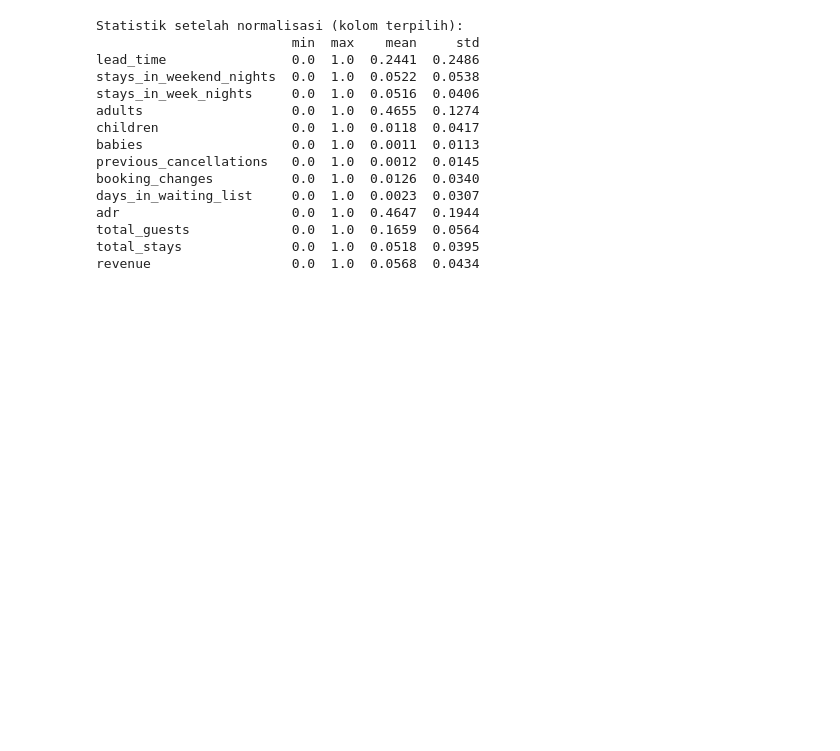
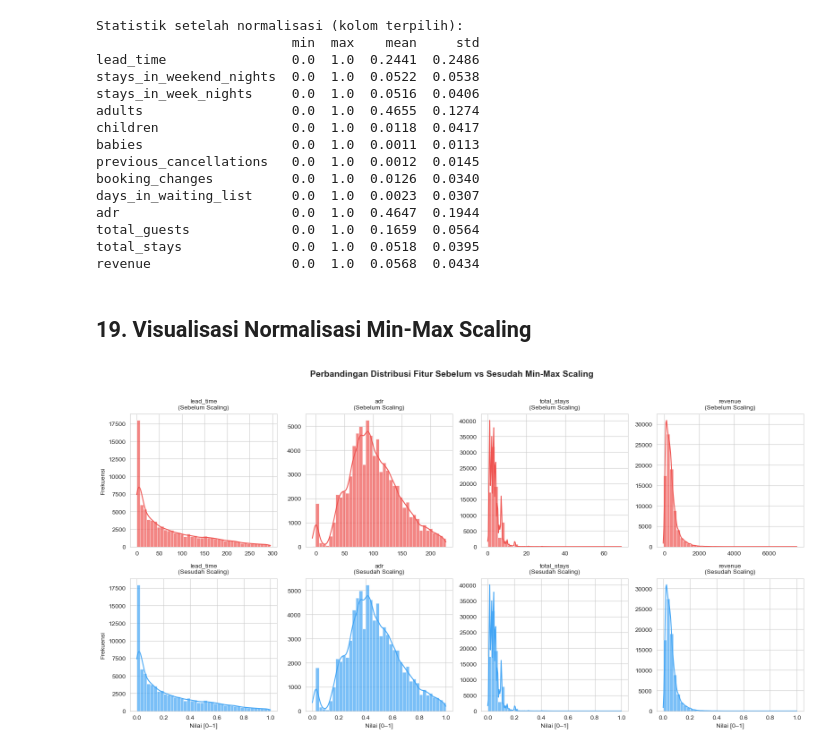
Before and after one commit to MuhammadShidqiHanifUSK/A_Project_VisDat_Klp1, a Jupyter notebook: notebooks/preprocessing.ipynb, the cells around one changed output. Cells and saved outputs as stored; diff of their text form; code cells hidden in the pictures; blank space fills up the shorter version.

Commit message:
Edit preprocessing.ipynb: Add Chart of the Min-Max Scaling Normalization

```diff
--- a/notebooks/preprocessing.ipynb
+++ b/notebooks/preprocessing.ipynb
@@ -530,3 +530,35 @@ adr                      0.0  1.0  0.4647  0.1944
 total_guests             0.0  1.0  0.1659  0.0564
 total_stays              0.0  1.0  0.0518  0.0395
 revenue                  0.0  1.0  0.0568  0.0434
+# %% [markdown]
+## 19. Visualisasi Normalisasi Min-Max Scaling
+# %%
+sns.set_style('whitegrid')
+
+cols_viz = ['lead_time', 'adr', 'total_stays', 'revenue']
+fig, axes = plt.subplots(2, 4, figsize=(16, 8))
+
+df_before = df[cols_viz]
+df_after  = df_scaled[cols_viz]
+
+for i, col in enumerate(cols_viz):
+    # Before
+    sns.histplot(df_before[col], bins=40, kde=True, ax=axes[0][i],
+                 color='#EF5350', alpha=0.7)
+    axes[0][i].set_title(f'{col}\n(Sebelum Scaling)', fontsize=10, pad=8)
+    axes[0][i].set_xlabel('')
+    axes[0][i].set_ylabel('Frekuensi' if i == 0 else '')
+
+    # After
+    sns.histplot(df_after[col], bins=40, kde=True, ax=axes[1][i],
+                 color='#42A5F5', alpha=0.7)
+    axes[1][i].set_title(f'{col}\n(Sesudah Scaling)', fontsize=10, pad=8)
+    axes[1][i].set_xlabel('Nilai [0–1]' if i >= 0 else '')
+    axes[1][i].set_ylabel('Frekuensi' if i == 0 else '')
+
+plt.suptitle('Perbandingan Distribusi Fitur Sebelum vs Sesudah Min-Max Scaling',
+             fontsize=14, fontweight='bold', y=1.02)
+plt.tight_layout()
+plt.show()
+# %% [output]
+[figure, added]
```
